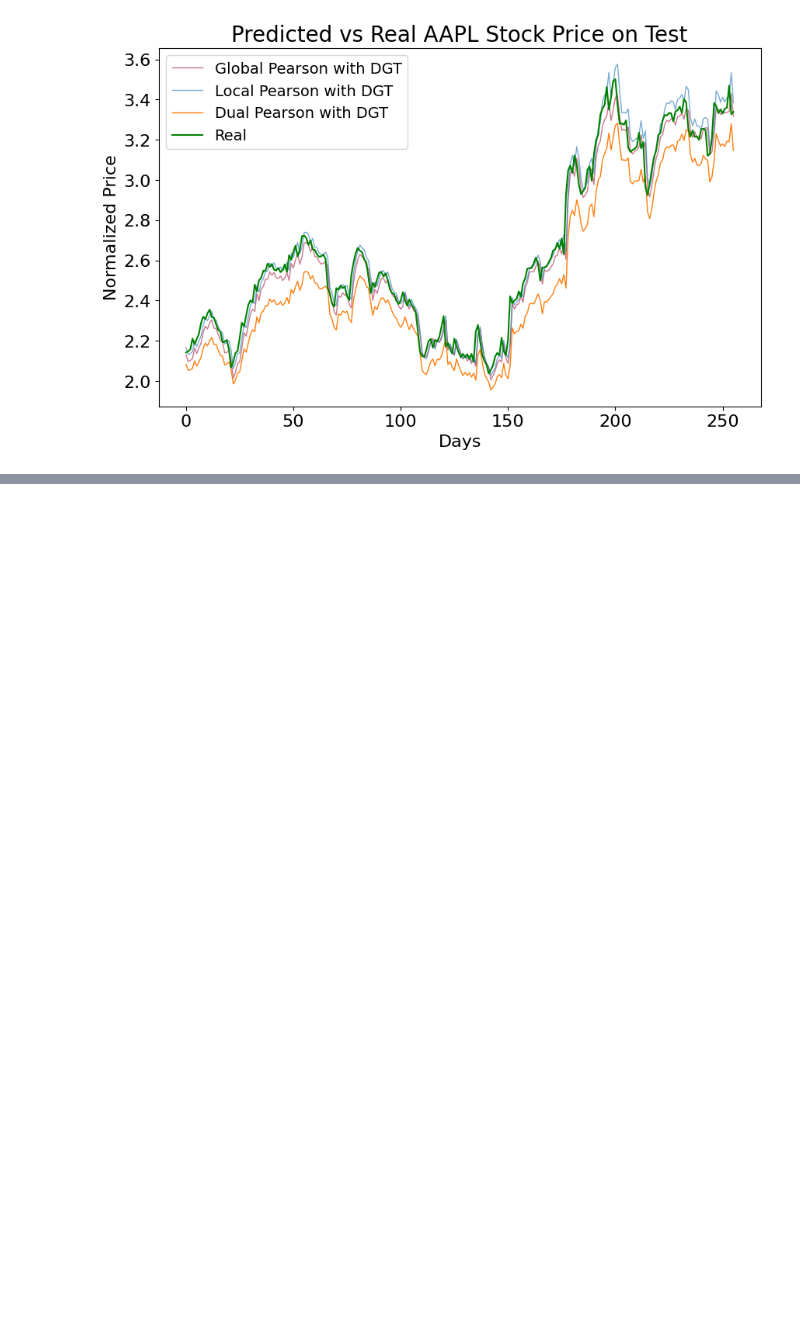
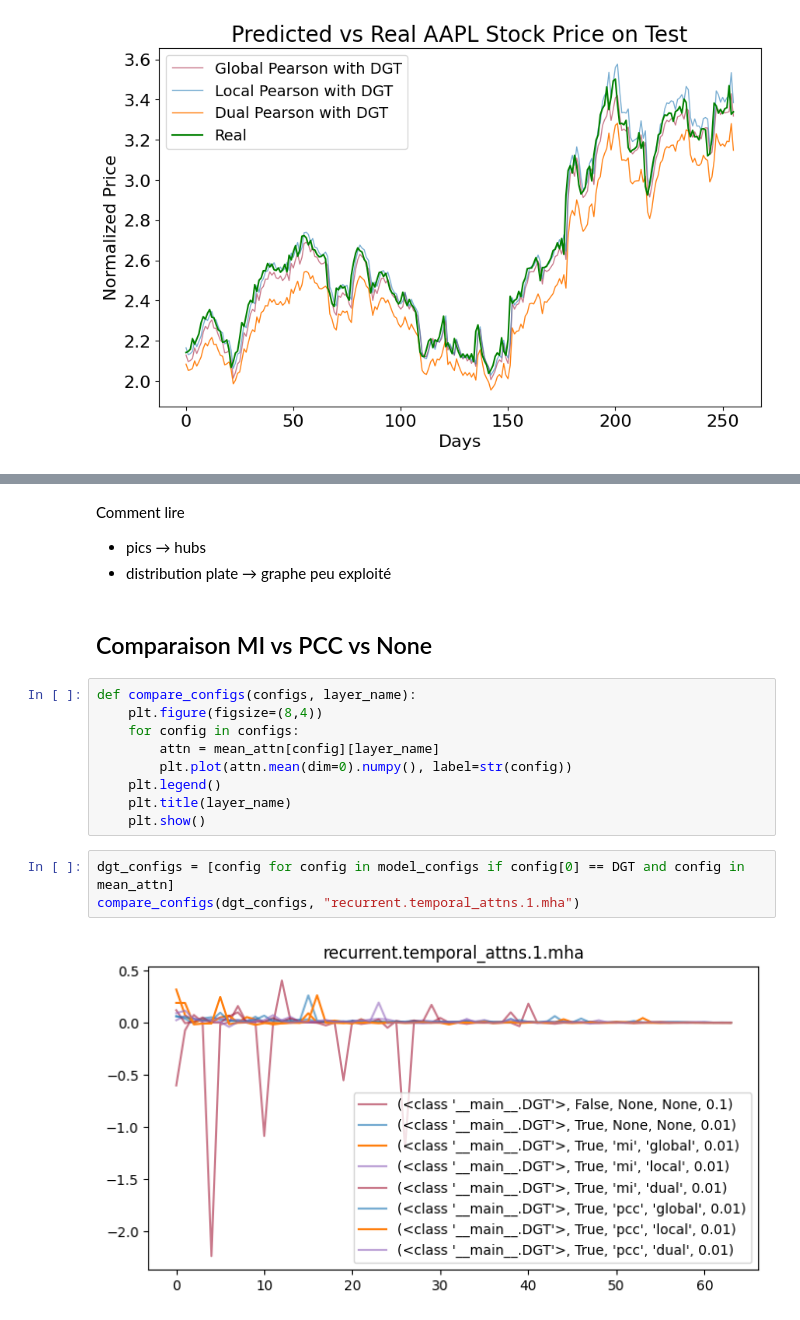
Before and after one commit to tanguydcq/Stock-DiffTransformer, a Jupyter notebook: Stock_Market_Forecasting_with_Differential_Graph_Transformer.ipynb, the cells around one changed output, grey strips where cells are left out. Saved outputs shown, nothing was run; the diff lists cells and outputs as text; blank space fills up the shorter version.

```diff
--- a/Stock_Market_Forecasting_with_Differential_Graph_Transformer.ipynb
+++ b/Stock_Market_Forecasting_with_Differential_Graph_Transformer.ipynb
@@ -1176,0 +1427,21 @@ plot_regression([(DGT, True, 'pcc', 'global', 0.01),
+# %% [markdown]
+Comment lire
+
+- pics → hubs
+- distribution plate → graphe peu exploité
+# %% [markdown]
+## Comparaison MI vs PCC vs None
+# %%
+def compare_configs(configs, layer_name):
+    plt.figure(figsize=(8,4))
+    for config in configs:
+        attn = mean_attn[config][layer_name]
+        plt.plot(attn.mean(dim=0).numpy(), label=str(config))
+    plt.legend()
+    plt.title(layer_name)
+    plt.show()
+# %%
+dgt_configs = [config for config in model_configs if config[0] == DGT and config in mean_attn]
+compare_configs(dgt_configs, "recurrent.temporal_attns.1.mha")
+# %% [output]
+[figure, added]
```
Also changed, not shown: parts of 39 cells of this notebook, 1 other file.
